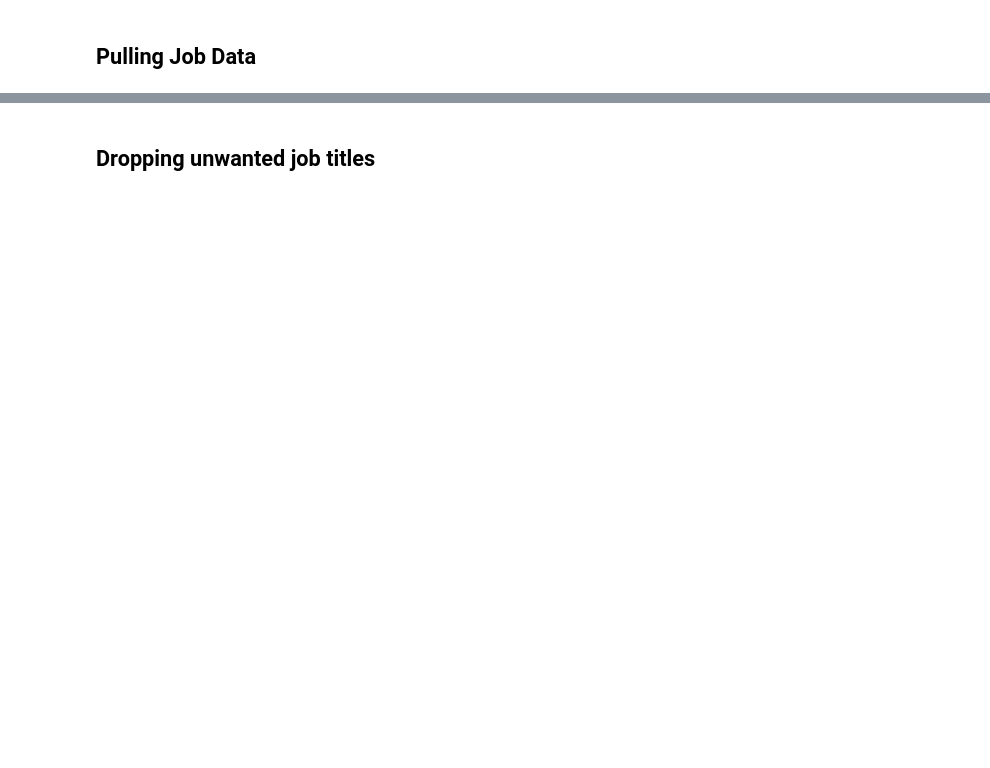
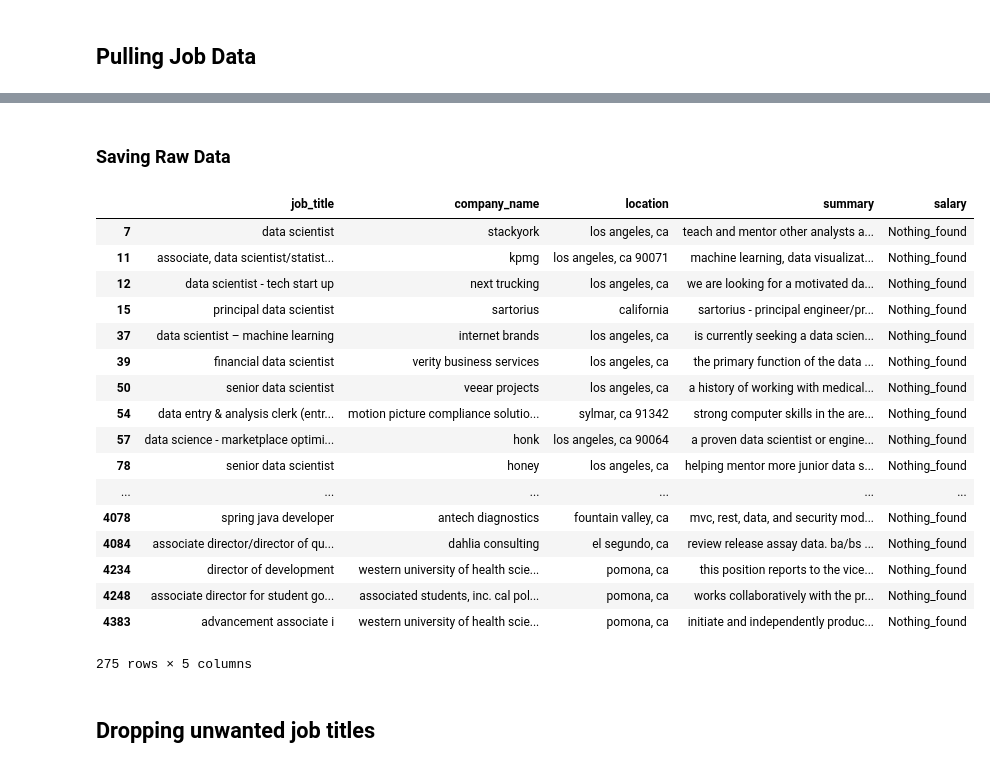
Before and after one commit to espin086/2_itsfriday, a Jupyter notebook: 1_src/2_python/2_pull_indeed.ipynb, the cells around one changed output, grey strips where cells are left out. Cells and saved outputs as stored; diff of their text form; code cells hidden in the pictures; blank space fills up the shorter version.

```diff
--- a/1_src/2_python/2_pull_indeed.ipynb
+++ b/1_src/2_python/2_pull_indeed.ipynb
@@ -9,8 +9,8 @@ import datetime
 # %% [markdown]
 ## Pulling Job Data
 # %%
-#project_path = "/Users/jjespinoza/GoogleDrive/2_projects/2_itsfriday/"
-project_path = "/home/jj_espinoza_la/itsfriday/"
+project_path = "/Users/jjespinoza/GoogleDrive/2_projects/2_itsfriday/"
+#project_path = "/home/jj_espinoza_la/itsfriday/"
 
 now = datetime.datetime.now()
 now.year
@@ -102,3 +89,27 @@ sample_df
+# %% [markdown]
+### Saving Raw Data
+# %%
+sample_df.to_csv(project_path + "2_data/1_raw/scraper_indeed_jobs_raw.csv", encoding='utf-8')
+sample_df
+# %% [output]
+|  | job_title | company_name | location | summary | salary |
+| 7 | data scientist | stackyork | los angeles, ca | teach and mentor other analysts a... | Nothing_found |
+| 11 | associate, data scientist/statist... | kpmg | los angeles, ca 90071 | machine learning, data visualizat... | Nothing_found |
+| 12 | data scientist - tech start up | next trucking | los angeles, ca | we are looking for a motivated da... | Nothing_found |
+| 15 | principal data scientist | sartorius | california | sartorius - principal engineer/pr... | Nothing_found |
+| 37 | data scientist – machine learning | internet brands | los angeles, ca | is currently seeking a data scien... | Nothing_found |
+| 39 | financial data scientist | verity business services | los angeles, ca | the primary function of the data ... | Nothing_found |
+| 50 | senior data scientist | veear projects | los angeles, ca | a history of working with medical... | Nothing_found |
+| 54 | data entry & analysis clerk (entr... | motion picture compliance solutio... | sylmar, ca 91342 | strong computer skills in the are... | Nothing_found |
+| 57 | data science - marketplace optimi... | honk | los angeles, ca 90064 | a proven data scientist or engine... | Nothing_found |
+| 78 | senior data scientist | honey | los angeles, ca | helping mentor more junior data s... | Nothing_found |
+| ... | ... | ... | ... | ... | ... |
+| 4078 | spring java developer | antech diagnostics | fountain valley, ca | mvc, rest, data, and security mod... | Nothing_found |
+| 4084 | associate director/director of qu... | dahlia consulting | el segundo, ca | review release assay data. ba/bs ... | Nothing_found |
+| 4234 | director of development | western university of health scie... | pomona, ca | this position reports to the vice... | Nothing_found |
+| 4248 | associate director for student go... | associated students, inc. cal pol... | pomona, ca | works collaboratively with the pr... | Nothing_found |
+| 4383 | advancement associate i | western university of health scie... | pomona, ca | initiate and independently produc... | Nothing_found |
+275 rows × 5 columns
 # %% [markdown]
 ## Dropping unwanted job titles
 # %%
```
Also changed, not shown: parts of 16 cells of this notebook, 7 other files.
